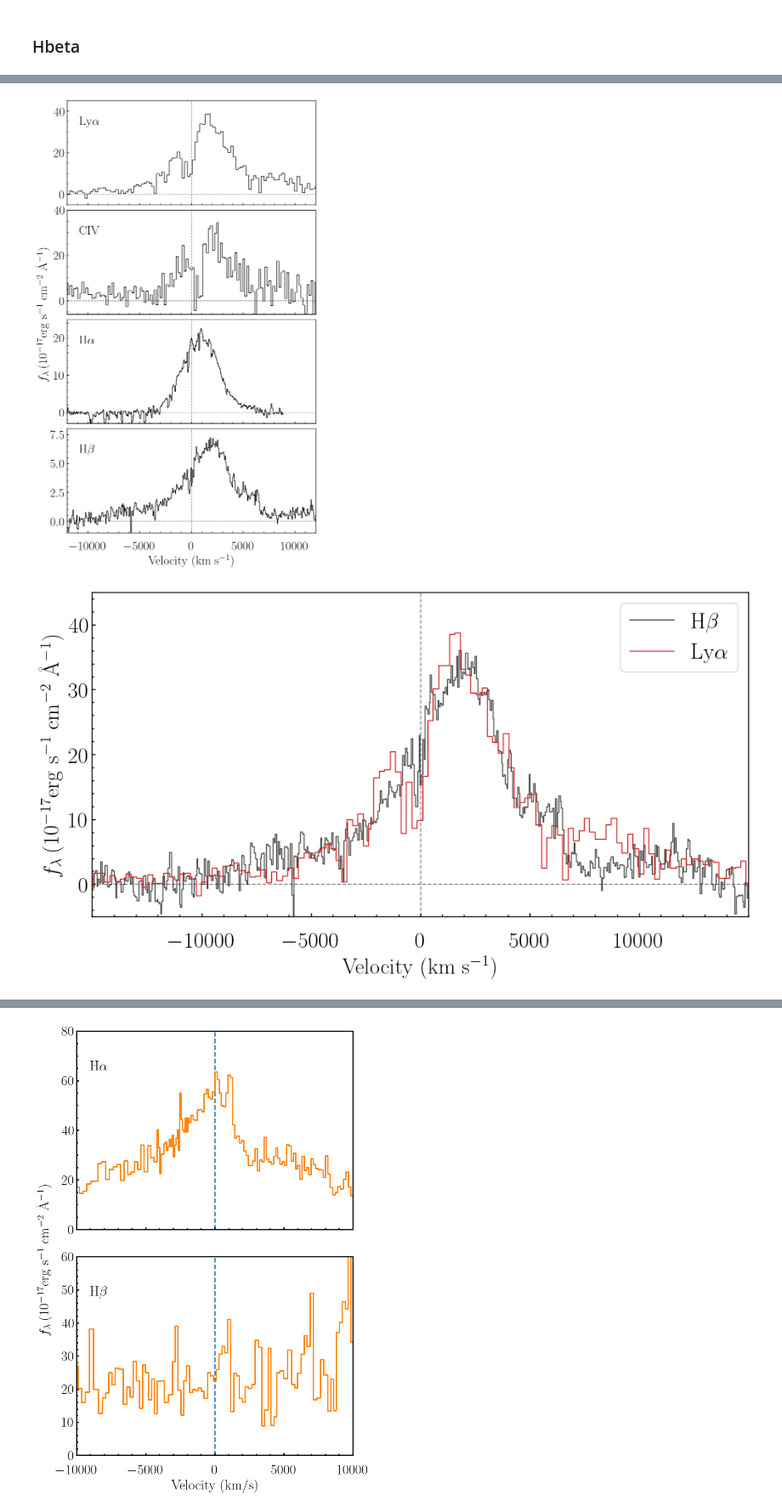
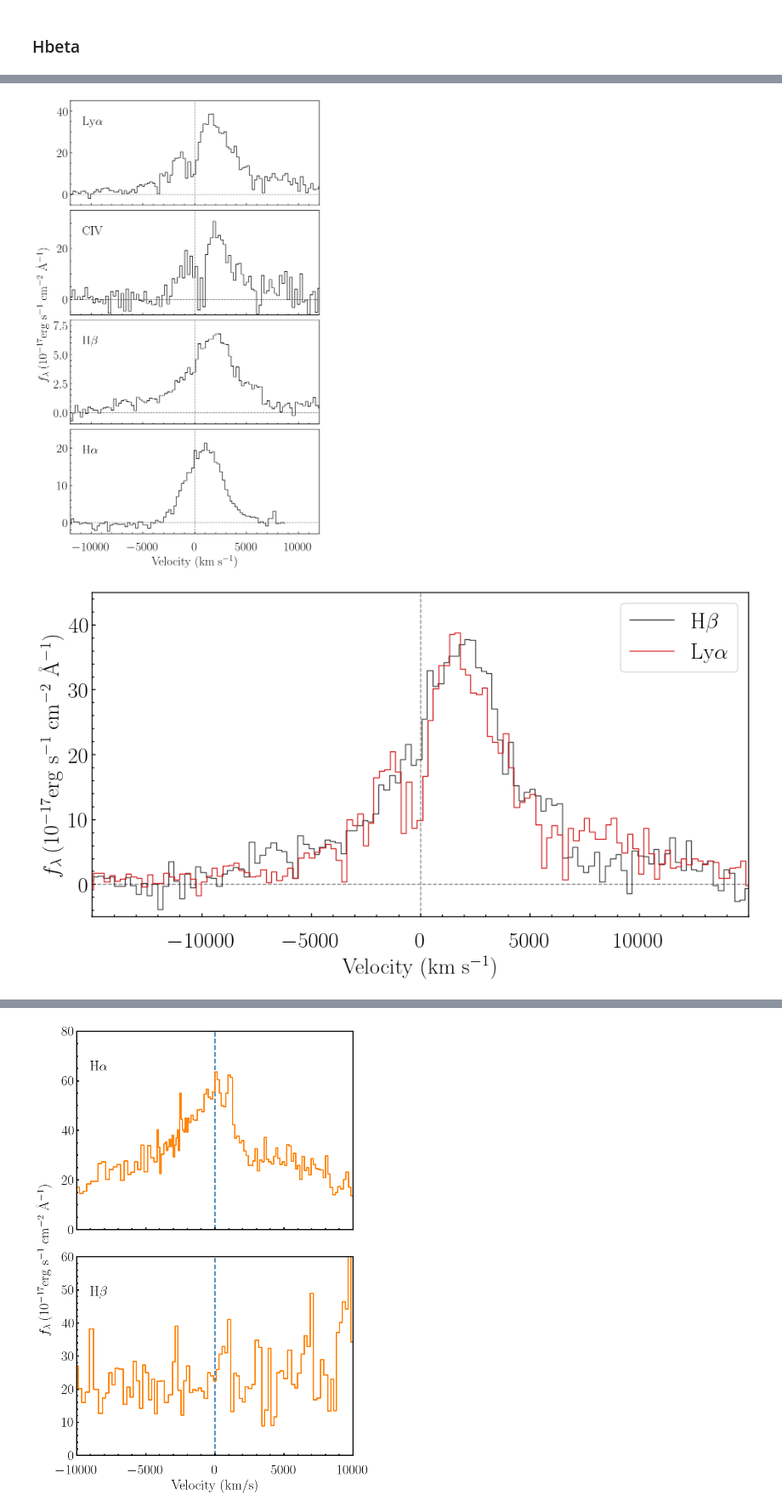
Before and after one commit to seratsaad/j0950, a Jupyter notebook: figure.ipynb, the cells around one changed output, grey strips where cells are left out. Shown at 85% size. Cells and saved outputs as stored; diff of their text form; code cells hidden in the pictures.

```diff
--- a/figure.ipynb
+++ b/figure.ipynb
@@ -179,7 +179,7 @@ for i in range(1, len(bins)):
         binned_flux_err.append(np.mean(df["e_F_lambda"][in_bin]))
 
 binned_wl = np.array(binned_wl) #/ (1+z)
-flux_lyalpha = np.array(binned_flux)
+binned_flux = np.array(binned_flux)
 binned_flux_err = np.array(binned_flux_err)
 
 c = 299792.458
@@ -189,17 +189,12 @@ rest_wavelength = 1216.25
 vel_lyalpha = c * (binned_wl - rest_wavelength) / rest_wavelength
 
 
-rest_wavelength = 1546.15
-vel_civ = c * (binned_wl - rest_wavelength) / rest_wavelength
-
-
 
 
 pl = powerlaw(binned_wl, 4.380005054, -1.185610706)
 
 
-flux_lyalpha = flux_lyalpha - pl
-flux_civ = flux_lyalpha - (pl-10)
+flux_lyalpha = binned_flux - pl
 
 
 plt.plot(vel_lyalpha, flux_lyalpha)
@@ -294,7 +349,7 @@ flux_combined = np.concatenate((flux_farred, flux_other))
 e_flux_combined = np.concatenate((e_flux_farred, e_flux_other))
 
 # Bin the combined data
-bin_width = 1
+bin_width = (1/1216.25)*6564.93
 bins = np.arange(min(wl_combined), max(wl_combined) + bin_width, bin_width)
 bin_centers = 0.5 * (bins[:-1] + bins[1:])
 indices = np.digitize(wl_combined, bins)
@@ -384,10 +439,10 @@ sii2 = gaussian(x,SII2_F0,SII2_CENT0,SII2_FWHM0,normalized=False)
 nii1 = gaussian(x,NII1_F0,NII1_CENT0,NII1_FWHM0,normalized=False)
 nii2 = gaussian(x,NII2_F0,NII2_CENT0,NII2_FWHM0,normalized=False)
 
-halpha = gaussian(x,HALPHA1_F0,HALPHA1_CENT0,HALPHA1_FWHM0,normalized=False)
+#halpha = gaussian(x,HALPHA1_F0,HALPHA1_CENT0,HALPHA1_FWHM0,normalized=False)
 
 
-flux_halpha = flux_halpha - (pl + sii1 + sii2 + nii1 + nii2 + halpha)
+flux_halpha = flux_halpha - (pl + sii1 + sii2 + nii1 + nii2)
 
 plt.plot(vel_halpha, nii1+nii2+sii1+sii2)
 plt.show()
@@ -432,7 +487,7 @@ wl, flux, e_flux = read_spectrum(file_path, z)
 
 
 # Bin the combined data
-bin_width = 1
+bin_width = (1/1216.25)*4853.13
 bins = np.arange(min(wl), max(wl) + bin_width, bin_width)
 bin_centers = 0.5 * (bins[:-1] + bins[1:])
 indices = np.digitize(wl, bins)
@@ -582,51 +637,52 @@ ax2.axvline(x=0, color='grey', linestyle='--', linewidth=line_width, zorder=1)
 ax2.axhline(y=0, color='grey', linestyle='--', linewidth=line_width, zorder=1)
 ax2.plot(vel_civ, flux_civ, color="black", drawstyle='steps-mid', linewidth=line_width, zorder=1)
 ax2.set_xlim(-15000, 15000)
-ax2.set_ylim(-6, 40)
+ax2.set_ylim(-6, 35)
 ax2.text(0.05, 0.85, r'CIV', transform=ax2.transAxes, verticalalignment='top', fontsize=22, fontweight='bold', fontfamily='serif')
 set_border_width(ax2, line_width)
 ax2.set_xticks(major_ticks)
 ax2.set_xticks(minor_ticks, minor=True)
 
-# Plot Halpha
+
+# Plot Hbeta
 ax3.axvline(x=0, color='grey', linestyle='--', linewidth=line_width, zorder=1)
 ax3.axhline(y=0, color='grey', linestyle='--', linewidth=line_width, zorder=1)
-ax3.plot(vel_halpha, flux_halpha, color="black", drawstyle='steps-mid', linewidth=line_width, zorder=1)
-ax3.set_xlim(-15000, 15000)
-ax3.set_ylim(-3, 25)
-ax3.text(0.05, 0.85, r'H$\alpha$', transform=ax3.transAxes, verticalalignment='top', fontsize=22, fontweight='bold', fontfamily='serif')
+ax3.plot(vel_hbeta, flux_hbeta, color="black", drawstyle='steps-mid', linewidth=line_width, zorder=1)
+ax3.set_xlim(-12000, 12000)
+ax3.set_ylim(-1, 8)
+ax3.text(0.05, 0.85, r'H$\beta$', transform=ax3.transAxes, verticalalignment='top', fontsize=22, fontweight='bold', fontfamily='serif')
 set_border_width(ax3, line_width)
 ax3.set_xticks(major_ticks)
 ax3.set_xticks(minor_ticks, minor=True)
 
-# Plot Hbeta
+# Plot Halpha
 ax4.axvline(x=0, color='grey', linestyle='--', linewidth=line_width, zorder=1)
 ax4.axhline(y=0, color='grey', linestyle='--', linewidth=line_width, zorder=1)
-ax4.plot(vel_hbeta, flux_hbeta, color="black", drawstyle='steps-mid', linewidth=line_width, zorder=1)
+ax4.plot(vel_halpha, flux_halpha, color="black", drawstyle='steps-mid', linewidth=line_width, zorder=1)
 ax4.set_xlim(-12000, 12000)
-ax4.set_ylim(-1, 8)
-ax4.text(0.05, 0.85, r'H$\beta$', transform=ax4.transAxes, verticalalignment='top', fontsize=22, fontweight='bold', fontfamily='serif')
+ax4.set_ylim(-3, 25)
+ax4.text(0.05, 0.85, r'H$\alpha$', transform=ax4.transAxes, verticalalignment='top', fontsize=22, fontweight='bold', fontfamily='serif')
 set_border_width(ax4, line_width)
 ax4.set_xticks(major_ticks)
 ax4.set_xticks(minor_ticks, minor=True)
 
 # Common y-axis label
-fig.text(0.03, 0.5, r'$f_{\lambda} \:(10^{-17} \mathrm{erg\ s^{-1}\ cm^{-2}\ \AA^{-1}})$', va='center', rotation='vertical')
+fig.text(0.02, 0.5, r'$f_{\lambda} \:(10^{-17} \mathrm{erg\ s^{-1}\ cm^{-2}\ \AA^{-1}})$', va='center', rotation='vertical')
 
 # Add minor ticks and set tick parameters
 for ax in [ax1, ax2, ax3, ax4]:
     ax.minorticks_on()
     ax.tick_params(axis='both', which='both', direction='in', width=line_width)
     ax.tick_params(axis='x', which='major', pad=15)
     ax.tick_params(axis='x', which='minor', pad=10)
 
 ax4.set_xlabel(r"Velocity (km s$^{-1}$)")
 
 #plt.tight_layout()#rect=[0.05, 0, 1, 1])
 plt.savefig("figures/decomposed_spectra.pdf", format='pdf', bbox_inches='tight')
 plt.show()
 # %% [output]
-[figure, old version]
+[figure, new version]
 # %%
 plt.rc('text', usetex=True)
 plt.rcParams.update({
@@ -653,7 +709,7 @@ minor_ticks = np.arange(-10000, 10001, 1000)
 ax.axvline(x=0, color='grey', linestyle='--', linewidth=line_width, zorder=1)
 ax.axhline(y=0, color='grey', linestyle='--', linewidth=line_width, zorder=1)
 
-ax.plot(vel_hbeta, flux_hbeta*5, color="black", drawstyle='steps-mid', linewidth=line_width, zorder=2, label=r'H$\beta$', alpha=0.7)
+ax.plot(vel_hbeta, flux_hbeta*5.55, color="black", drawstyle='steps-mid', linewidth=line_width, zorder=2, label=r'H$\beta$', alpha=0.7)
 ax.plot(vel_lyalpha, flux_lyalpha, color="#D62728", drawstyle='steps-mid', linewidth=line_width, zorder=2, label=r'Ly$\alpha$', alpha=1)
 
 ax.set_xlim(-15000, 15000)
@@ -677,7 +733,7 @@ plt.tight_layout(rect=[0.05, 0, 1, 1])
 plt.savefig("figures/overlap_spectra_hbeta_lyalpha.pdf", format='pdf', bbox_inches='tight')
 plt.show()
 # %% [output]
-[figure, old version]
+[figure, new version]
 # %%
 plt.rc('text', usetex=True)
 plt.rcParams.update({
```
Also changed, not shown: parts of 6 cells of this notebook, 9 other files.
